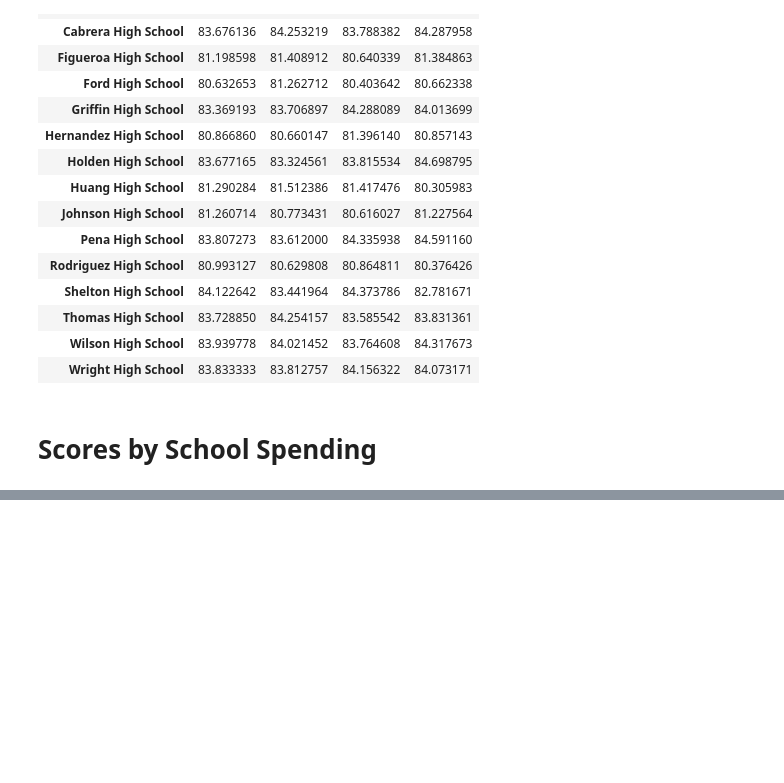
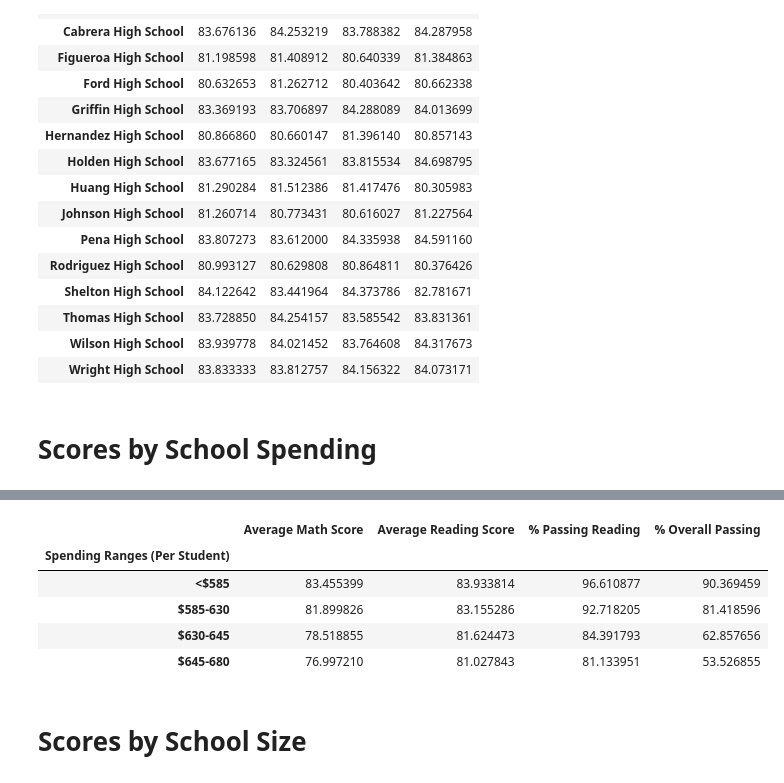
Before and after one commit to ajoyg/pandas-challenge, a Jupyter notebook: PyCitySchools/PyCitySchools.ipynb, the cells around one changed output, grey strips where cells are left out. Drawn from its saved outputs; the diff is of its cells as text; code cells hidden in the pictures; blank space fills up the shorter version.

Commit message:
completed PyCitySchools

```diff
--- a/PyCitySchools/PyCitySchools.ipynb
+++ b/PyCitySchools/PyCitySchools.ipynb
@@ -310,3 +310,28 @@ school_spending_df
 | Thomas High School | Charter | 1635 | $1,043,130.00 | $638.00 | 83.418349 | ... |
 | Wilson High School | Charter | 2283 | $1,319,574.00 | $578.00 | 83.274201 | ... |
 | Wright High School | Charter | 1800 | $1,049,400.00 | $583.00 | 83.682222 | ... |
+# %%
+#  Calculate averages for the desired columns.
+spending_math_scores = school_spending_df.groupby(["Spending Ranges (Per Student)"]).mean()["Average Math Score"]
+spending_reading_scores = school_spending_df.groupby(["Spending Ranges (Per Student)"]).mean()["Average Reading Score"]
+spending_passing_math = school_spending_df.groupby(["Spending Ranges (Per Student)"]).mean()["% Passing Math"]
+spending_passing_reading = school_spending_df.groupby(["Spending Ranges (Per Student)"]).mean()["% Passing Reading"]
+overall_passing_spending = school_spending_df.groupby(["Spending Ranges (Per Student)"]).mean()["% Overall Passing"]
+#spending_math_scores
+#spending_reading_scores
+overall_passing_spending.columns=["Spending Ranges (Per Student)",]
+# %%
+# Assemble into DataFrame
+spending_summary = pd.concat([spending_math_scores,spending_reading_scores,spending_passing_reading,overall_passing_spending],join='outer',axis=1)
+
+# Display results
+spending_summary
+# %% [output]
+|  | Average Math Score | Average Reading Score | % Passing Reading | % Overall Passing |
+| Spending Ranges (Per Student) |  |  |  |  |
+| <$585 | 83.455399 | 83.933814 | 96.610877 | 90.369459 |
+| $585-630 | 81.899826 | 83.155286 | 92.718205 | 81.418596 |
+| $630-645 | 78.518855 | 81.624473 | 84.391793 | 62.857656 |
+| $645-680 | 76.997210 | 81.027843 | 81.133951 | 53.526855 |
+# %% [markdown]
+# Scores by School Size
```
Also changed, not shown: parts of 8 cells of this notebook.
